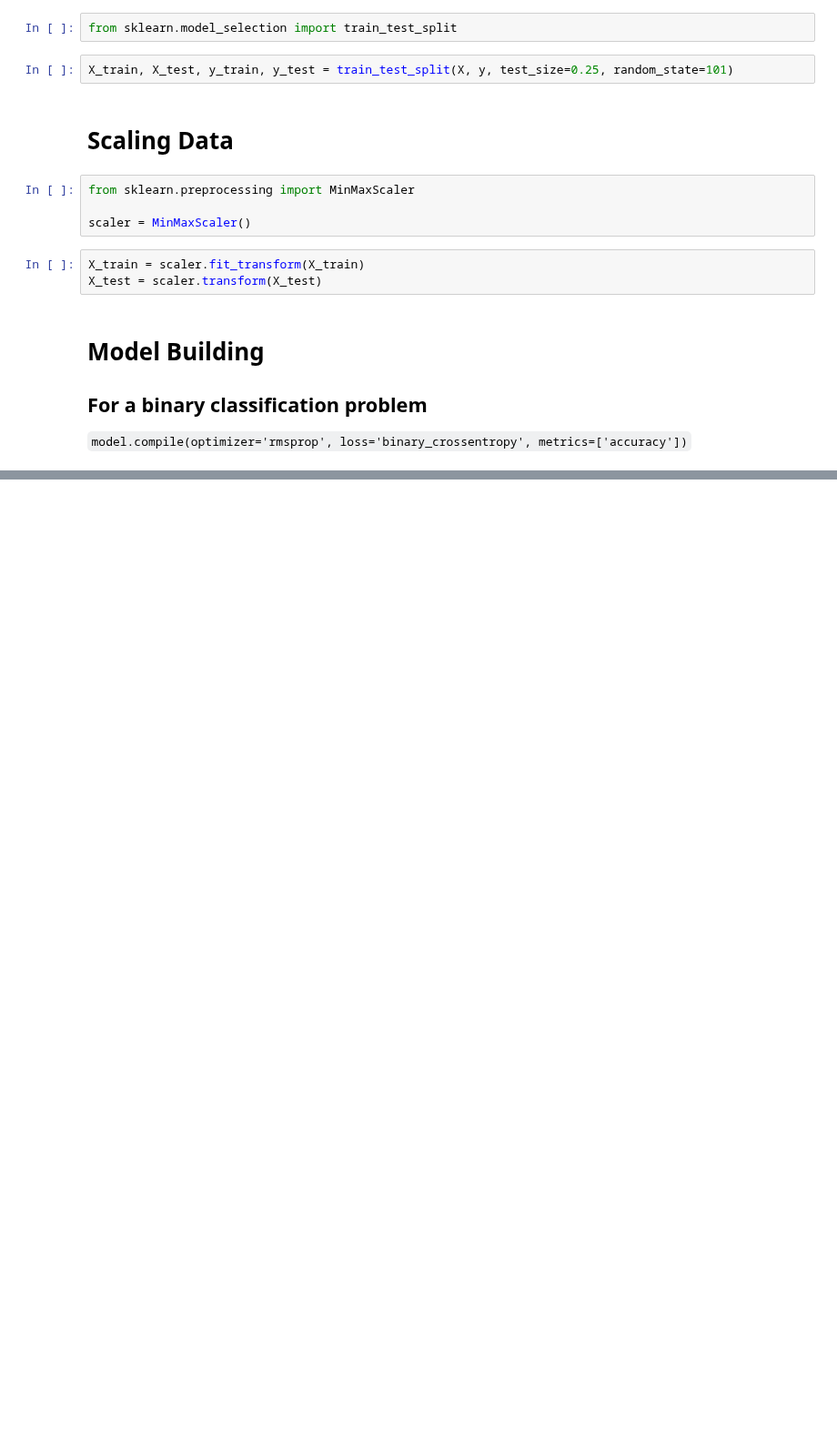
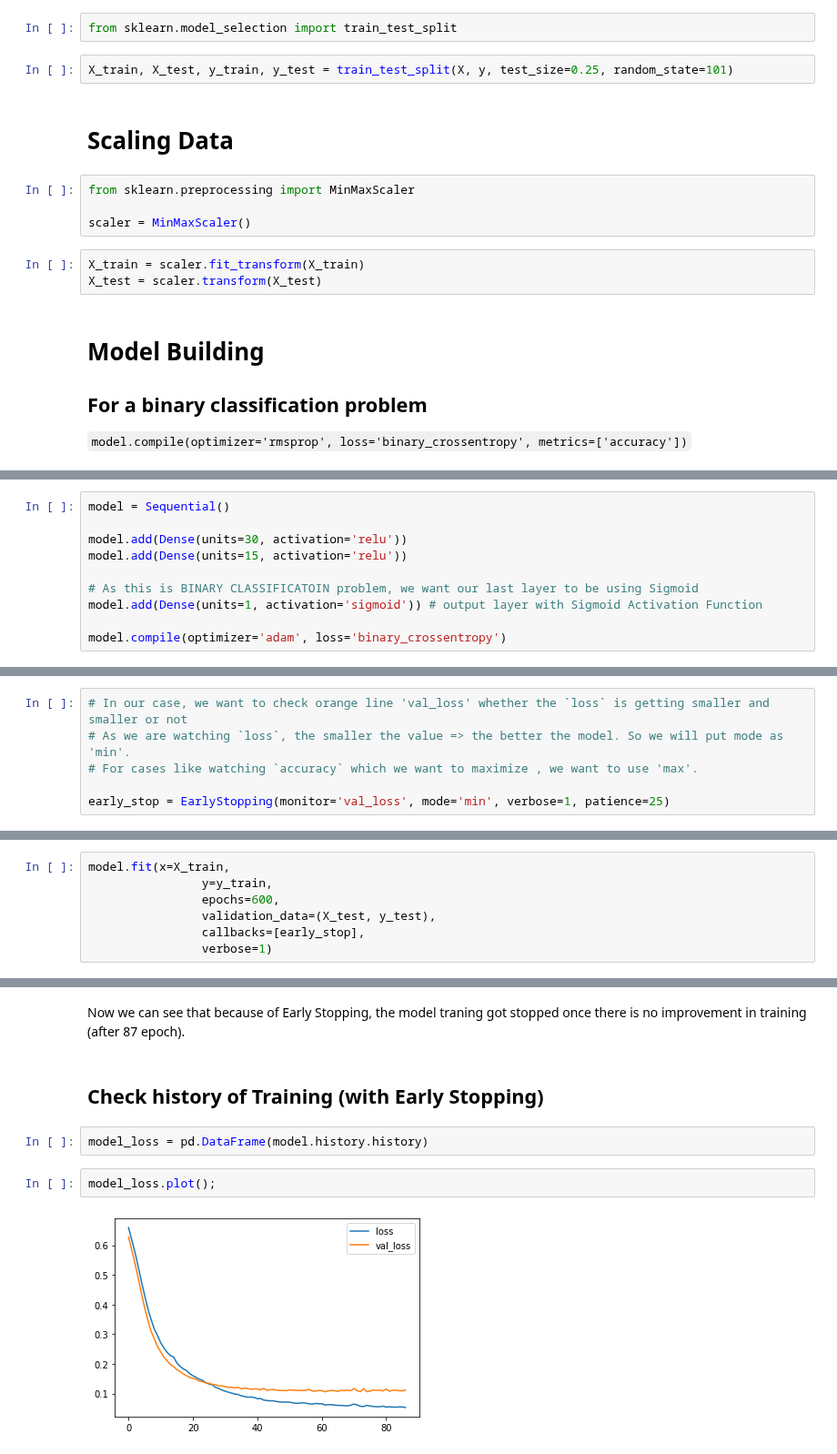
Before and after one commit to ptyadana/Data-Science-and-Machine-Learning-Projects-Dojo, a Jupyter notebook: Data Science and Machine Learning Bootcamp - JP/21. Neural Nets and Deep Learning/03_Tensorflow_Classification_Breast_Cancer_Wisconsin_(Diagnostic).ipynb, the cells around one changed output, grey strips where cells are left out. Shown at 91% size. Drawn from its saved outputs; the diff is of its cells as text; blank space fills up the shorter version.

```diff
--- a/Data Science and Machine Learning Bootcamp - JP/21. Neural Nets and Deep Learning/03_Tensorflow_Classification_Breast_Cancer_Wisconsin_(Diagnostic).ipynb
+++ b/Data Science and Machine Learning Bootcamp - JP/21. Neural Nets and Deep Learning/03_Tensorflow_Classification_Breast_Cancer_Wisconsin_(Diagnostic).ipynb
@@ -239,0 +312,10 @@ X_test = scaler.transform(X_test)
+# %%
+model = Sequential()
+
+model.add(Dense(units=30, activation='relu'))
+model.add(Dense(units=15, activation='relu'))
+
+# As this is BINARY CLASSIFICATOIN problem, we want our last layer to be using Sigmoid
+model.add(Dense(units=1, activation='sigmoid')) # output layer with Sigmoid Activation Function
+
+model.compile(optimizer='adam', loss='binary_crossentropy')
@@ -239,0 +339,6 @@ X_test = scaler.transform(X_test)
+# %%
+# In our case, we want to check orange line 'val_loss' whether the `loss` is getting smaller and smaller or not
+# As we are watching `loss`, the smaller the value => the better the model. So we will put mode as 'min'.
+# For cases like watching `accuracy` which we want to maximize , we want to use 'max'.
+
+early_stop = EarlyStopping(monitor='val_loss', mode='min', verbose=1, patience=25)
@@ -239,0 +347,7 @@ X_test = scaler.transform(X_test)
+# %%
+model.fit(x=X_train,
+                y=y_train,
+                epochs=600,
+                validation_data=(X_test, y_test),
+                callbacks=[early_stop],
+                verbose=1)
@@ -239,0 +373,10 @@ X_test = scaler.transform(X_test)
+# %% [markdown]
+Now we can see that because of Early Stopping, the model traning got stopped once there is no improvement in training (after 87 epoch).
+# %% [markdown]
+## Check history of Training (with Early Stopping)
+# %%
+model_loss = pd.DataFrame(model.history.history)
+# %%
+model_loss.plot();
+# %% [output]
+[figure, added]
```
Also changed, not shown: parts of 33 cells of this notebook.
